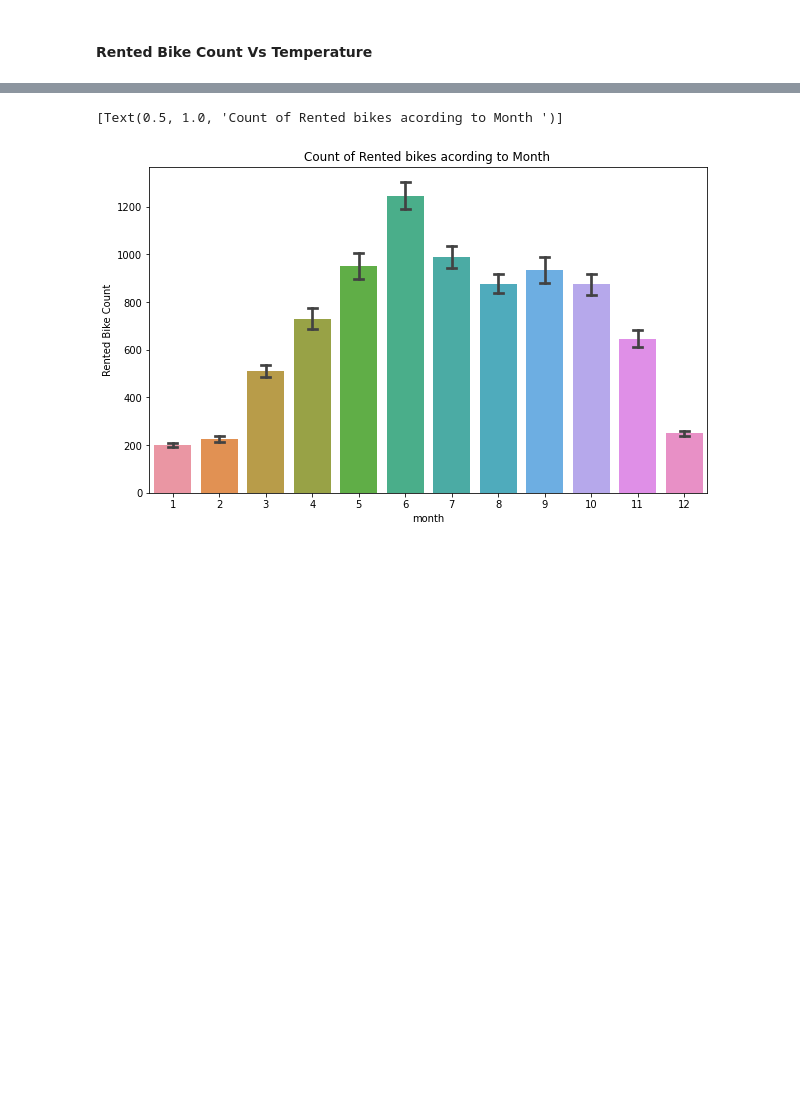
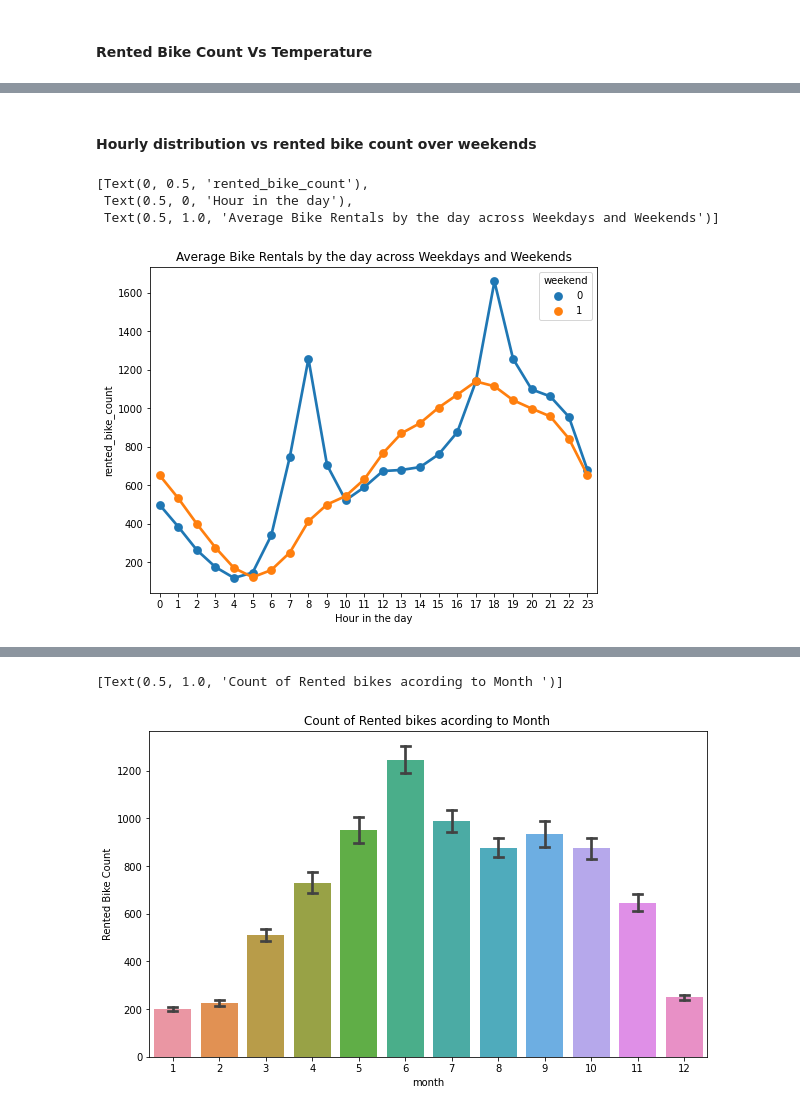
Before and after one commit to Navneet2409/bike-sharing-demand-prediction, a Jupyter notebook: Bike_Sharing_Notebook_Navneet_Keshri.ipynb, the cells around one changed output, grey strips where cells are left out. Saved outputs shown, nothing was run; the diff lists cells and outputs as text; code cells hidden in the pictures; blank space fills up the shorter version.

```diff
--- a/Bike_Sharing_Notebook_Navneet_Keshri.ipynb
+++ b/Bike_Sharing_Notebook_Navneet_Keshri.ipynb
@@ -497,0 +520,12 @@ Lots of outlier points for a particular seasons. This is most likely due to vari
+# %% [markdown]
+#### Hourly distribution vs rented bike count over weekends
+# %%
+f, axes = plt.subplots(1, 1, figsize=(8, 6))
+group_day_hour = bike_df.groupby(['weekend', 'hour'])['rented_bike_count'].mean().reset_index()
+ax =sns.pointplot(data=group_day_hour, x='hour', y='rented_bike_count', hue='weekend')
+ax.set(xlabel='Hour in the day', ylabel='rented_bike_count', title='Average Bike Rentals by the day across Weekdays and Weekends')
+# %% [output]
+[Text(0, 0.5, 'rented_bike_count'),
+ Text(0.5, 0, 'Hour in the day'),
+ Text(0.5, 1.0, 'Average Bike Rentals by the day across Weekdays and Weekends')]
+[figure, added]
```
Also changed, not shown: parts of 30 cells of this notebook.
